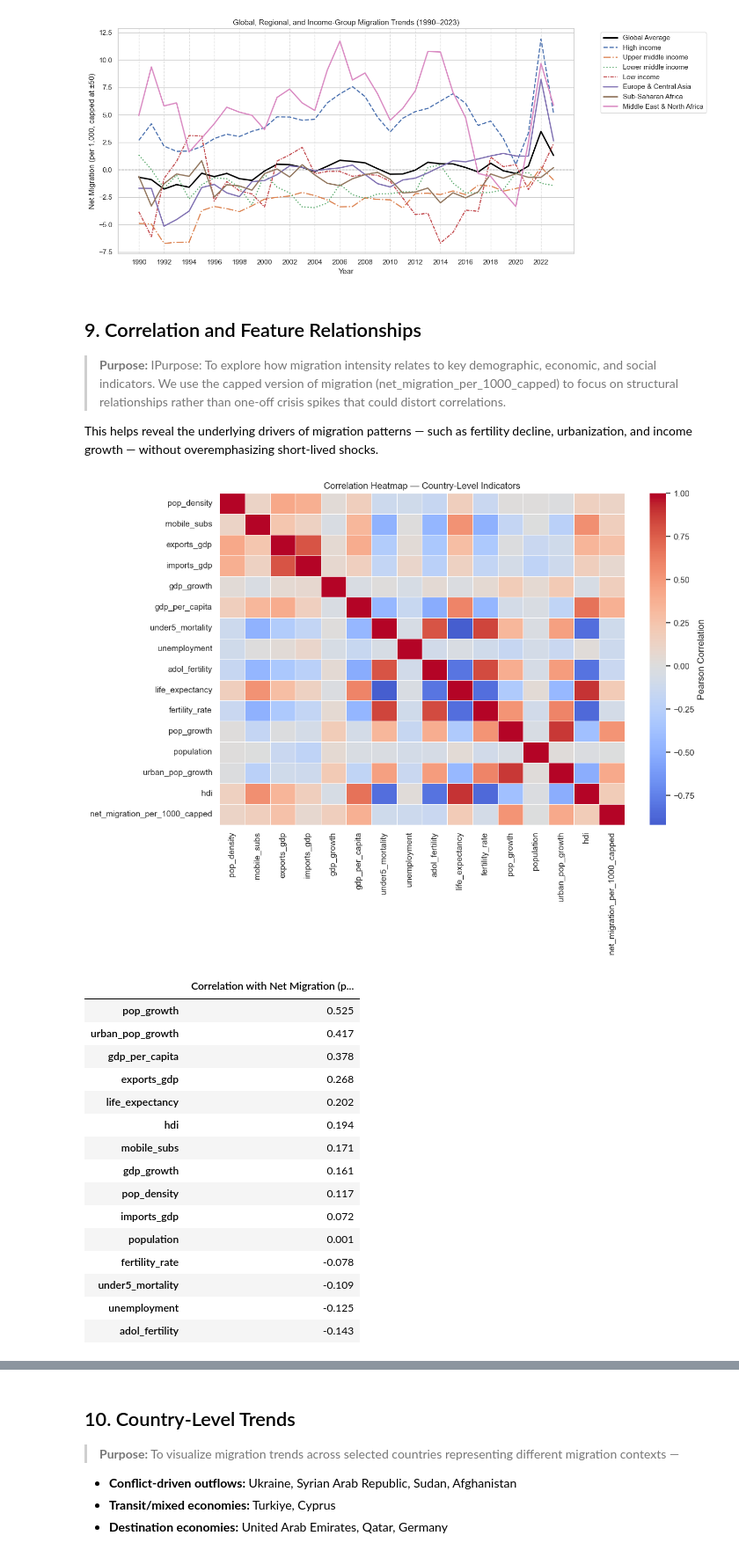
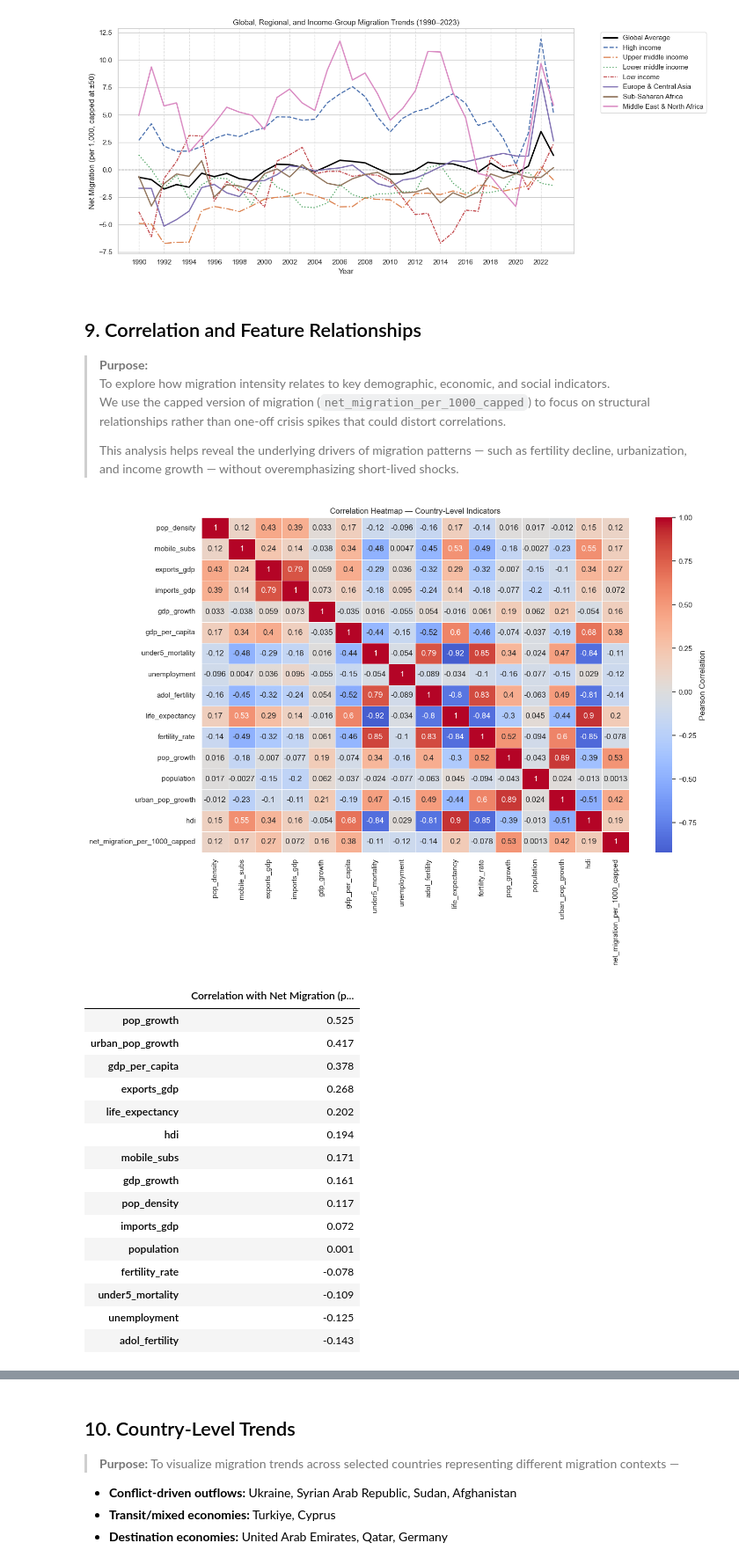
Before and after one commit to gsanaev/forecasting-migration-flows-ml, a Jupyter notebook: notebooks/02-eda.ipynb, the cells around one changed output, grey strips where cells are left out. Shown at 88% size. Drawn from its saved outputs; the diff is of its cells as text; code cells hidden in the pictures.

Commit message:
Update Notebook 02: refined EDA and correlation insights

```diff
--- a/notebooks/02-eda.ipynb
+++ b/notebooks/02-eda.ipynb
@@ -44,5 +49,5 @@ Key analytical steps include:
 # %%
-# --- Imports & setup ---
+# Imports & setup
 import pandas as pd
 import numpy as np
 from pathlib import Path
@@ -62,10 +67,9 @@ df_agg = pd.read_csv(DATA_DIR / "aggregates_clean.csv")
 print(f"Countries dataset: {df_country.shape}")
 print(f"Aggregates dataset: {df_agg.shape}")
 
-# Ensure net_migration_per_1000 exists
-if "net_migration_per_1000" not in df_country.columns:
-    df_country["net_migration_per_1000"] = (df_country["net_migration"] / df_country["population"]) * 1000
-    print("Created 'net_migration_per_1000' from net_migration and population.")
+# Generate net_migration_per_1000 and drop net_migration
+df_country["net_migration_per_1000"] = (df_country["net_migration"] / df_country["population"]) * 1000
+df_country = df_country.drop(columns=["net_migration"])
 # %% [output]
 Countries dataset: (5712, 21)
 Aggregates dataset: (1496, 18)
@@ -463,49 +466,47 @@ plt.show()
 # %% [markdown]
 ## 9. Correlation and Feature Relationships
 
-> **Purpose:** IPurpose:
-To explore how migration intensity relates to key demographic, economic, and social indicators.
-We use the capped version of migration (net_migration_per_1000_capped) to focus on structural relationships
-rather than one-off crisis spikes that could distort correlations.
-
-This helps reveal the underlying drivers of migration patterns — such as fertility decline,
-urbanization, and income growth — without overemphasizing short-lived shocks.
+> **Purpose:**
+> To explore how migration intensity relates to key demographic, economic, and social indicators.
+> We use the capped version of migration (`net_migration_per_1000_capped`) to focus on structural relationships rather than one-off crisis spikes that could distort correlations.
+>
+> This analysis helps reveal the underlying drivers of migration patterns — such as fertility decline, urbanization, and income growth — without overemphasizing short-lived shocks.
 # %%
 # Choose numeric columns present
 numeric_cols = [
     'pop_density', 'mobile_subs', 'exports_gdp', 'imports_gdp',
     'gdp_growth', 'gdp_per_capita', 'under5_mortality', 'unemployment',
     'adol_fertility', 'life_expectancy', 'fertility_rate', 'pop_growth',
     'population', 'urban_pop_growth', 'hdi', 'net_migration_per_1000_capped'
 ]
 
 corr_cols = [c for c in numeric_cols if c in df_country.columns]
 
 # Compute correlation matrix
 corr = df_country[corr_cols].corr()
 
-# --- Plot heatmap ---
-plt.figure(figsize=(12, 9))
+# Plot heatmap
+plt.figure(figsize=(14, 10))
 sns.heatmap(
-    corr, cmap="coolwarm", center=0, annot=False,
+    corr, cmap="coolwarm", center=0, annot=True,
     cbar_kws={"label": "Pearson Correlation"}, linewidths=0.5
 )
 plt.title("Correlation Heatmap — Country-Level Indicators")
 plt.tight_layout()
 plt.show()
 
-# --- Show table: top correlated indicators with migration ---
+# Show table: top correlated indicators with migration
 corr_table = (
     corr["net_migration_per_1000_capped"]
     .drop("net_migration_per_1000_capped")
     .sort_values(ascending=False)
     .to_frame("Correlation with Net Migration (per 1,000, capped)")
     .round(3)
 )
 
 display(corr_table)
 # %% [output]
-[figure, old version]
+[figure, new version]
 |  | Correlation with Net Migration (p... |
 | pop_growth | 0.525 |
 | urban_pop_growth | 0.417 |
```
Also changed, not shown: parts of 7 cells of this notebook.
